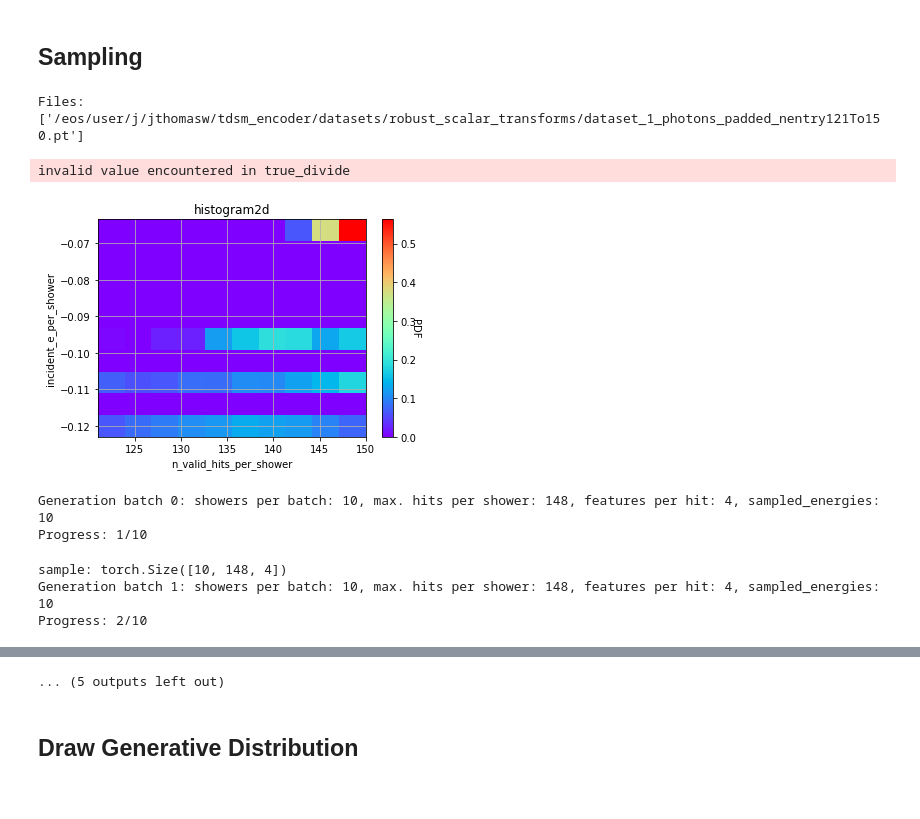
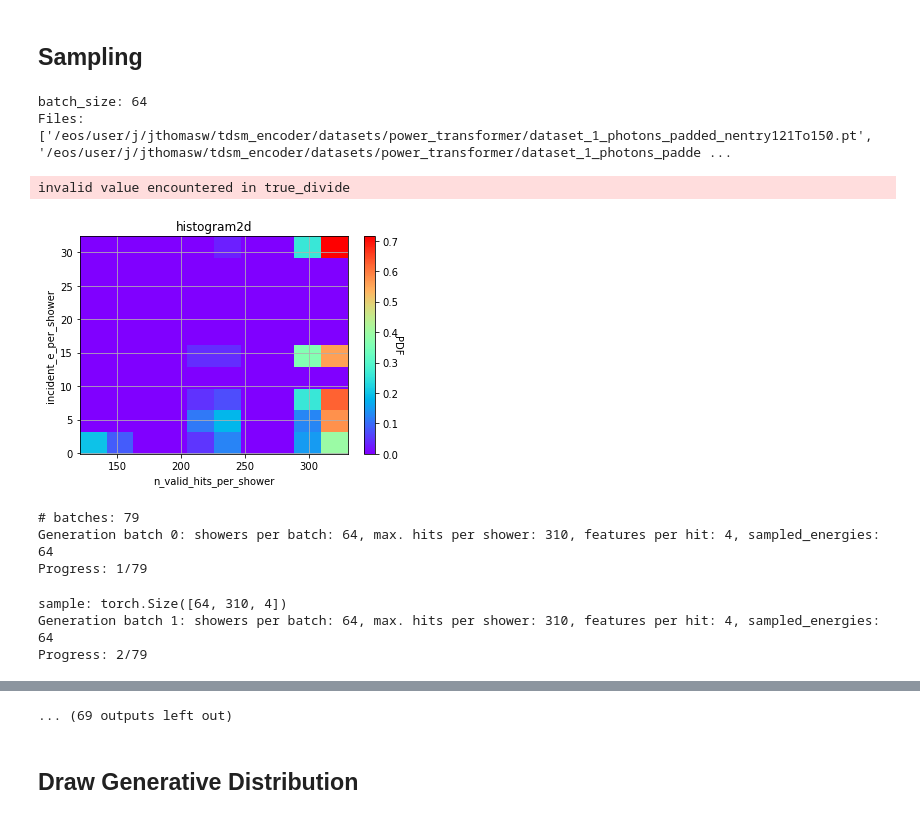
Before and after one commit to vincentchen566/tdsm_encoder, a Jupyter notebook: tdsm_encoder.ipynb, the cells around one changed output, grey strips where cells are left out. Cells and saved outputs as stored; diff of their text form; code cells hidden in the pictures.

```diff
--- a/tdsm_encoder.ipynb
+++ b/tdsm_encoder.ipynb
@@ -17,12 +17,13 @@ import trans_tdsm, utils
 from prettytable import PrettyTable
 import util.dataset_structure, util.display, util.model
 import tqdm
+from IPython import display
 
 device = 'cuda' if torch.cuda.is_available() else 'cpu'
 padding_value = -20
 
 dataset = "dataset_1_photons_padded_nentry"
-dataset_store_path = "/eos/user/j/jthomasw/tdsm_encoder/datasets/robust_scalar_transforms/"
+dataset_store_path = "/eos/user/j/jthomasw/tdsm_encoder/datasets/power_transformer/"
 transform = None
 transform_y = None
 mask = True
@@ -36,7 +37,7 @@ lr = 0.00001
 n_epochs = 50
 ### SDE PARAMETERS ###
 SDE = 'VE'
-sigma_max = 5.
+sigma_max = 10.
 ### MODEL PARAMETERS ###
 n_feat_dim = 4
 embed_dim = 512
@@ -64,7 +65,8 @@ print('Working directory: ', workingdir)
 
 files_list_ = []
 for filename in os.listdir(dataset_store_path):
-    if fnmatch.fnmatch(filename, dataset + '12*.pt') or fnmatch.fnmatch(filename, dataset + '15*.pt') or fnmatch.fnmatch(filename, dataset + '18*.pt'):
+    if fnmatch.fnmatch(filename, dataset + '12*.pt') or fnmatch.fnmatch(filename, dataset + '21*.pt') or fnmatch.fnmatch(filename, dataset + '30*.pt'):
+    #if fnmatch.fnmatch(filename, dataset + '30*.pt'):
         files_list_.append(os.path.join(dataset_store_path, filename))
 print(files_list_)
 
@@ -125,13 +205,8 @@ av_testing_losses_per_epoch = []
 
 fig, ax = plt.subplots(ncols=1, figsize=(4,4))
 epochs = tqdm.notebook.trange(n_epochs)
-from IPython import display
 dh = display.display(fig, display_id=True)
 
-#files_list_ = []
-#for filename in os.listdir(dataset_store_path):
-#    if fnmatch.fnmatch(filename, dataset + '12*.pt') or fnmatch.fnmatch(filename, dataset + '21*.pt') or fnmatch.fnmatch(filename, dataset + '30*.pt'):
-#        files_list_.append(os.path.join(dataset_store_path, filename))
 print(files_list_)
 
 for epoch in epochs:
@@ -208,7 +283,7 @@ for epoch in epochs:
     plt.plot(av_testing_losses_per_epoch, label='testing')
     plt.legend(loc='upper right')
     dh.update(fig)
-    if epoch == len(epochs):
+    if epoch == n_epochs:
         fig.savefig(output_directory+'loss_v_epoch.png')
     plt.close(fig)
 
@@ -232,12 +308,14 @@ workingdir = "./"
 n_sampler_calls = 100
 sampler_steps = 100
 
+print(f'batch_size: {batch_size}')
+
 output_directory = workingdir+'/sampling_'+str(sampler_steps)+'samplersteps_'+datetime.now().strftime('%Y%m%d_%H%M')+'_output/'
 if not os.path.exists(output_directory):
     os.makedirs(output_directory)
 
 # Load saved model
-model.load_state_dict(torch.load('training_20230711_1426_output/ckpt_tmp_49.pth', map_location=device))
+model.load_state_dict(torch.load('training_20230718_1401_output/ckpt_tmp_49.pth', map_location=device))
 model.to(device)
 
 # Get max. N hits / N valid hits in batch
@@ -298,30 +376,33 @@ ax0.grid()
 dh0.update(fig0)
 
 # Generate tensor sampled from the appropriate range of injection energies
-n_showers_2_gen =  100
+n_showers_2_gen =  5000
 idx_list_incident_e = torch.randint(0, len(incident_e_per_shower), (n_showers_2_gen,))
 in_energies = np.random.choice( incident_e_per_shower, n_showers_2_gen )
 in_energies = torch.from_numpy(in_energies)
-#in_energies = torch.FloatTensor(n_showers_2_gen,).uniform_(min_incident_e, max_incident_e)
-#print(f'in_energies: {type(in_energies)}')
 
 # Sample from 2D pdf = nhits per shower vs incident energies -> nhits and a tensor of randomly initialised hit features
 nhits, gen_hits = trans_tdsm.generate_hits(e_vs_nhits_prob, x_bin, y_bin, in_energies, max_hits, 4, device=device)
 
-#print(f'gen_hits: {gen_hits}')
-
 # Save
 torch.save([gen_hits, in_energies],'tmp.pt')
+
+# Load the showers of noise
 gen_hits = utils.cloud_dataset('tmp.pt', device=device)
+# Pad showers
 gen_hits.padding(padding_value)
-os.system("rm tmp.pt")
-sample = []
-batch_size=10
+# Load len(gen_hits_loader) number of batches each with batch_size number of showers
 gen_hits_loader = DataLoader(gen_hits, batch_size=batch_size, shuffle=False)
 
+# Remove noise shower file
+os.system("rm tmp.pt")
+
+# Instantiate sampler
+sample = []
 pc_sampler = trans_tdsm.pc_sampler(snr=0.16, sampler_steps=sampler_steps, device=device, jupyternotebook=True)
 
-# Loop over each batch
+# Loop over each batch of noise showers
+print(f'# batches: {len(gen_hits_loader)}' )
 for i, (gen_hit, sampled_energies) in enumerate(gen_hits_loader,0):
 
     print(f'Generation batch {i}: showers per batch: {gen_hit.shape[0]}, max. hits per shower: {gen_hit.shape[1]}, features per hit: {gen_hit.shape[2]}, sampled_energies: {len(sampled_energies)}')
@@ -329,9 +410,10 @@ for i, (gen_hit, sampled_energies) in enumerate(gen_hits_loader,0):
     sys.stdout.write("Progress: %d/%d" % ((i+1), len(gen_hits_loader)))
     sys.stdout.flush()
 
-    # Generate a sample
+    # Run reverse diffusion sampler
     generative = pc_sampler(model, marginal_prob_std_fn, diffusion_coeff_fn, sampled_energies, gen_hit, batch_size=gen_hit.shape[0])
 
+    # Create first sample or concatenate sample to sample list
     if i == 0:
         sample = generative
     else:
@@ -339,61 +421,65 @@ for i, (gen_hit, sampled_energies) in enumerate(gen_hits_loader,0):
 
     print(f'sample: {sample.shape}')
 
+# Create plots of distributions evolving with diffusion steps
 if jupyternotebook:
     fig1, (ax1,ax2,ax3,ax4,ax5) = plt.subplots(nrows=1,ncols=5,figsize=(40,10))
     dh = display.display(fig1, display_id=True)
 
-    shift_incident_e_per_shower_geant = incident_e_per_shower + 0.001
-
     label_tmp = 'step=1'
     ax1.scatter(pc_sampler.deposited_energy_t1 , pc_sampler.incident_e_t1, alpha=0.5, label=label_tmp)
-    ax1.scatter(geant_deposited_energy, shift_incident_e_per_shower_geant, marker='x', alpha=0.5, label='GEANT')
+    ax1.scatter(geant_deposited_energy, incident_e_per_shower, marker='x', alpha=0.5, label='GEANT')
     ax1.set_xlabel('Total deposited energy')
     ax1.set_ylabel('Incident energy')
     ax1.legend(loc='upper right')
 
     label_tmp = 'step=25'
     ax2.scatter(pc_sampler.deposited_energy_t25 , pc_sampler.incident_e_t25, alpha=0.5, label=label_tmp)
-    ax2.scatter(geant_deposited_energy, shift_incident_e_per_shower_geant, marker='x', alpha=0.5, label='GEANT')
+    ax2.scatter(geant_deposited_energy, incident_e_per_shower, marker='x', alpha=0.5, label='GEANT')
     ax2.set_xlabel('Total deposited energy')
     ax2.set_ylabel('Incident energy')
     ax2.legend(loc='upper right')
 
     label_tmp = 'step=50'
     ax3.scatter(pc_sampler.deposited_energy_t50 , pc_sampler.incident_e_t50, alpha=0.5, label=label_tmp)
-    ax3.scatter(geant_deposited_energy, shift_incident_e_per_shower_geant, marker='x', alpha=0.5, label='GEANT')
+    ax3.scatter(geant_deposited_energy, incident_e_per_shower, marker='x', alpha=0.5, label='GEANT')
     ax3.set_xlabel('Total deposited energy')
     ax3.set_ylabel('Incident energy')
     ax3.legend(loc='upper right')
 
     label_tmp = 'step=75'
     ax4.scatter(pc_sampler.deposited_energy_t75 , pc_sampler.incident_e_t75, alpha=0.5, label=label_tmp)
-    ax4.scatter(geant_deposited_energy, shift_incident_e_per_shower_geant, marker='x', alpha=0.5, label='GEANT')
+    ax4.scatter(geant_deposited_energy, incident_e_per_shower, marker='x', alpha=0.5, label='GEANT')
     ax4.set_xlabel('Total deposited energy')
     ax4.set_ylabel('Incident energy')
     ax4.legend(loc='upper right')
 
     label_tmp = 'step=99'
     ax5.scatter(pc_sampler.deposited_energy_t99 , pc_sampler.incident_e_t99, alpha=0.5, label=label_tmp)
-    ax5.scatter(geant_deposited_energy, shift_incident_e_per_shower_geant, marker='x', alpha=0.5, label='GEANT')
+    ax5.scatter(geant_deposited_energy, incident_e_per_shower, marker='x', alpha=0.5, label='GEANT')
     ax5.set_xlabel('Total deposited energy')
     ax5.set_ylabel('Incident energy')
     ax5.legend(loc='upper left')
+
+    fig_name = os.path.join(output_directory, 'incident_v_deposited_e.png')
+    fig1.savefig(fig_name)
 
 
 sample_ = []
 sample_np = sample.cpu().numpy()
 
 for i in range(len(sample_np)):
     tmp_sample = sample_np[i][:nhits[i]]
     sample_.append(torch.tensor(tmp_sample))
 torch.save([sample_,in_energies], os.path.join(output_directory, 'sample.pt'))
 # %% [output]
-Files: ['/eos/user/j/jthomasw/tdsm_encoder/datasets/robust_scalar_transforms/dataset_1_photons_padded_nentry121To150.pt']
+batch_size: 64
+Files: ['/eos/user/j/jthomasw/tdsm_encoder/datasets/power_transformer/dataset_1_photons_padded_nentry121To150.pt', '/eos/user/j/jthomasw/tdsm_encoder/datasets/power_transformer/dataset_1_photons_padde ...
 invalid value encountered in true_divide
-[figure, old version]
+[figure, new version]
-Generation batch 0: showers per batch: 10, max. hits per shower: 148, features per hit: 4, sampled_energies: 10
-Progress: 1/10
+# batches: 79
+Generation batch 0: showers per batch: 64, max. hits per shower: 310, features per hit: 4, sampled_energies: 64
+Progress: 1/79
-sample: torch.Size([10, 148, 4])
-Generation batch 1: showers per batch: 10, max. hits per shower: 148, features per hit: 4, sampled_energies: 10
-Progress: 2/10
+sample: torch.Size([64, 310, 4])
+Generation batch 1: showers per batch: 64, max. hits per shower: 310, features per hit: 4, sampled_energies: 64
+Progress: 2/79
@@ -421,4 +507,4 @@ Progress: 9/10
-... (5 outputs left out)
+... (69 outputs left out)
 # %% [markdown]
 ## Draw Generative Distribution
 # %%
```
Also changed, not shown: parts of 8 cells of this notebook, 3 other files.
